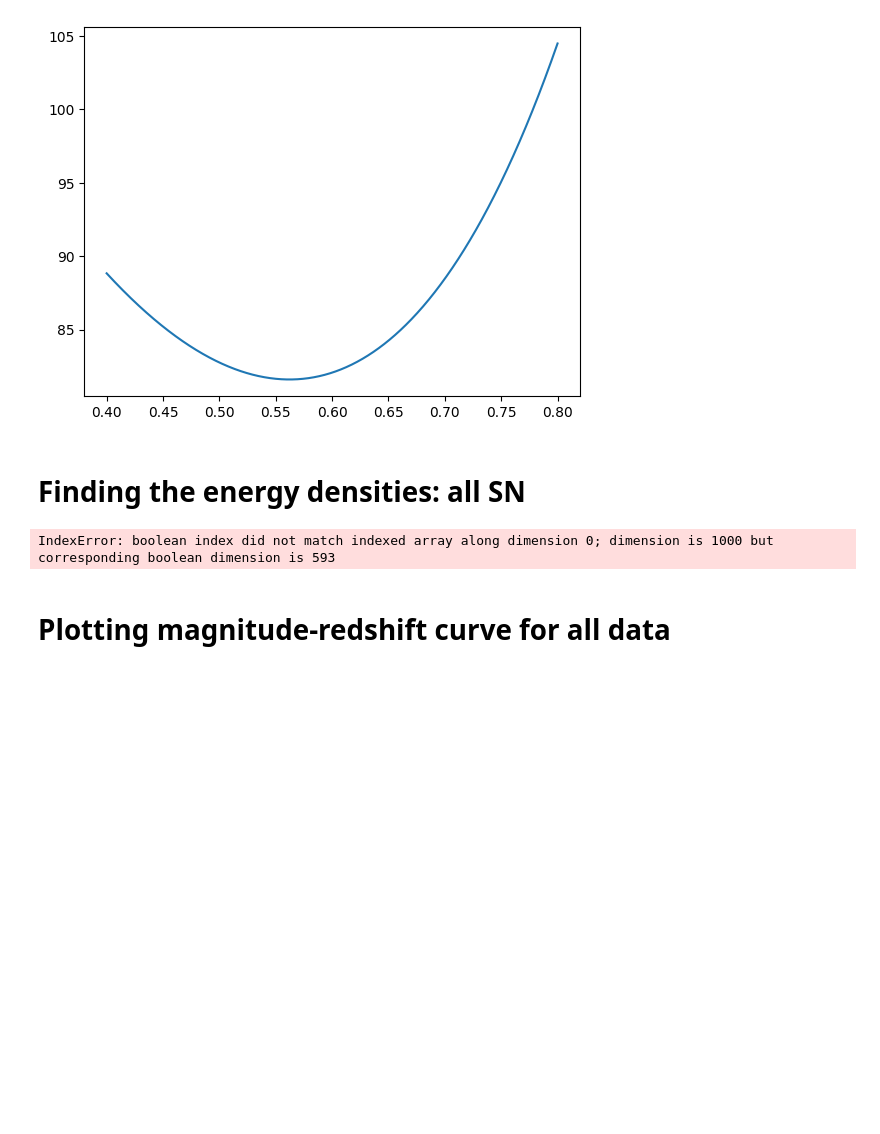
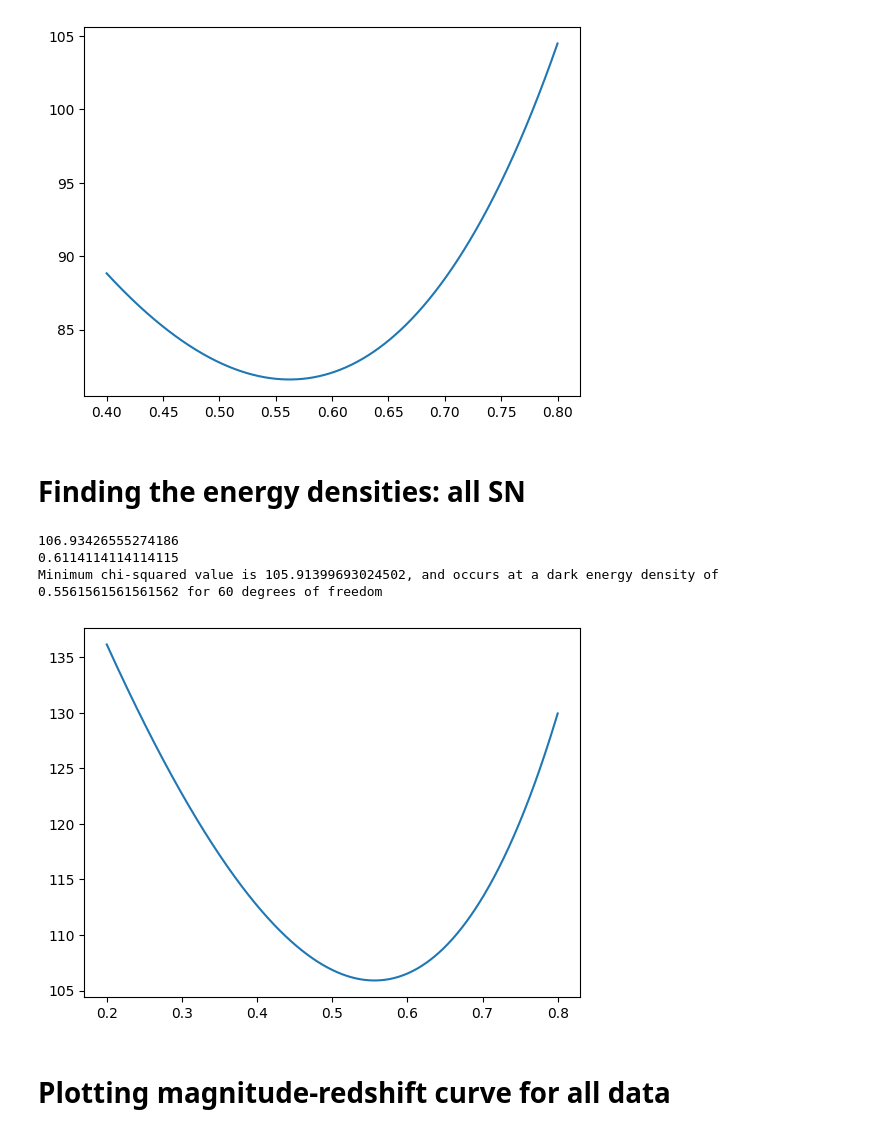
Before and after one commit to LightningMinion/Supernova-Cosmology, a Jupyter notebook: main-code v2.ipynb, the cells around one changed output. Drawn from its saved outputs; the diff is of its cells as text; code cells hidden in the pictures; blank space fills up the shorter version.

```diff
--- a/main-code v2.ipynb
+++ b/main-code v2.ipynb
@@ -148,36 +148,39 @@ trial_DE_vals = np.linspace(0.2,0.8,1000)
 #print(trial_DE_vals)
 DoF = sn_z.size
 chisquared_vals = np.zeros(len(trial_DE_vals))
 i1 = 0
 for trial_DE in trial_DE_vals:
     #print(f"\ntrial value: {trial_DE}")
     for i2 in range(len(sn_z)):
         redshift = sn_z[i2]
         mag_predicted = mag_model(redshift, trial_DE)
         mag_actual = sn_mag[i2]
         mag_actual_err = sn_mag_err[i2]
         sq_norm_resid = ((mag_predicted - mag_actual)/mag_actual_err)**2
         chisquared_vals[i1] += sq_norm_resid
         #print(f"redshift: {redshift}, mag_pred: {mag_predicted}, mag_act: {mag_actual}, chisq: {sq_norm_resid}, tally: {chisquared_vals[i1]}")
     i1 += 1
 #print(chisquared_vals)
 index_min_chisq = np.argmin(chisquared_vals)
 min_chisq_val = chisquared_vals[index_min_chisq]
 optimised_DE2 = trial_DE_vals[index_min_chisq]
 greaterchisq = chisquared_vals[index_min_chisq:]
 lowerchisq = chisquared_vals[:index_min_chisq]
-lower_err_index = lowerchisq[lowerchisq>(min_chisq_val-1)]
+lower_err_index = len(lowerchisq[lowerchisq>(min_chisq_val+1)])
 upper_err_index = np.argmax(greaterchisq>=min_chisq_val+1) + index_min_chisq
-print(lower_err_index)
+print(trial_DE_vals[lower_err_index])
 print(trial_DE_vals[upper_err_index])
 #print(greaterchisq)
 #print(chisquared_vals)
 print(f"Minimum chi-squared value is {min_chisq_val}, and occurs at a dark energy density of {optimised_DE2} for {DoF} degrees of freedom")
 plt.figure()
 plt.plot(trial_DE_vals, chisquared_vals)
 plt.show()
 # %% [output]
-IndexError: boolean index did not match indexed array along dimension 0; dimension is 1000 but corresponding boolean dimension is 593
+106.93426555274186
+0.6114114114114115
+Minimum chi-squared value is 105.91399693024502, and occurs at a dark energy density of 0.5561561561561562 for 60 degrees of freedom
+[figure, added]
 # %% [markdown]
 # Plotting magnitude-redshift curve for all data
 # %%
```
Also changed, not shown: parts of 2 cells of this notebook, 2 other files.
